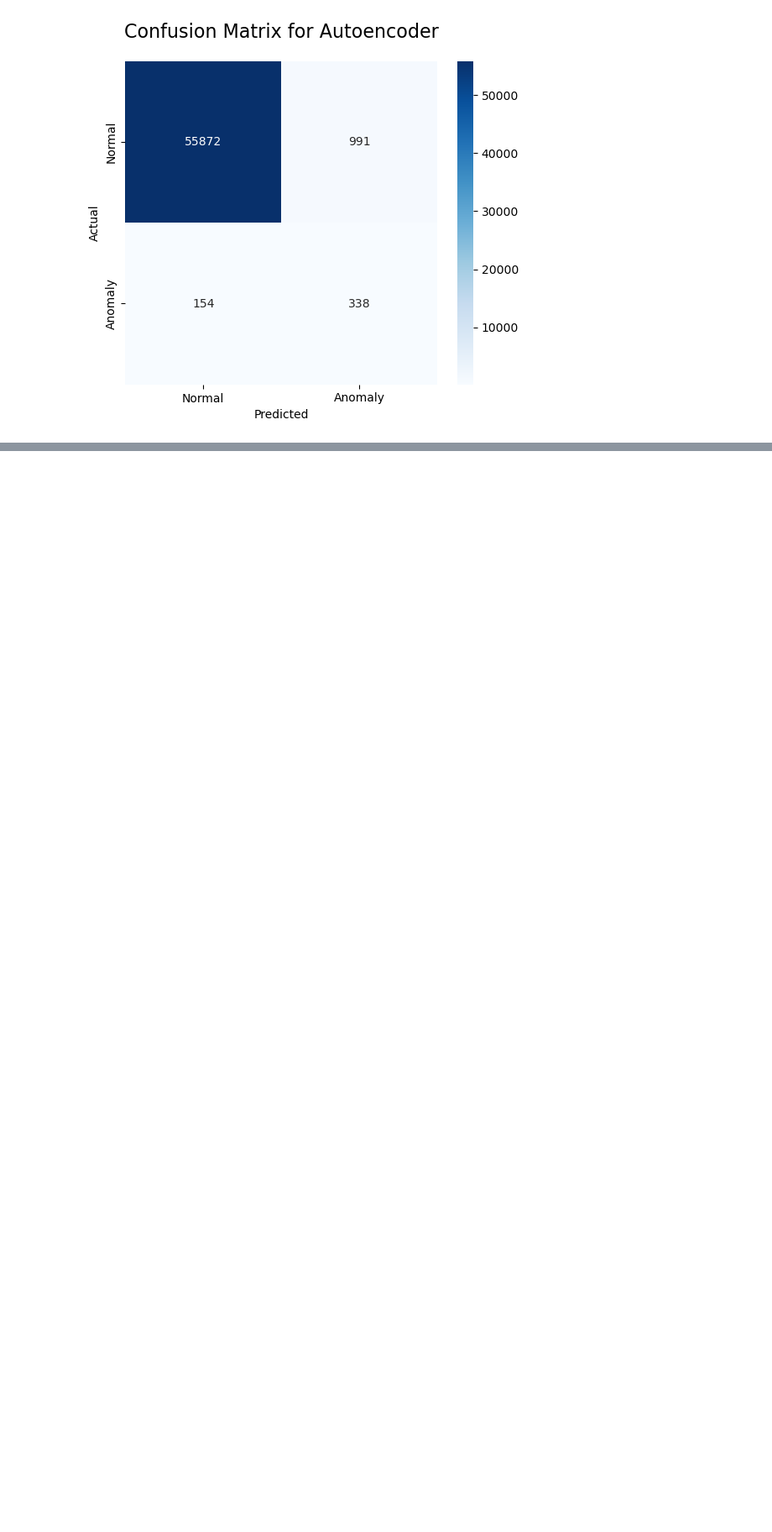
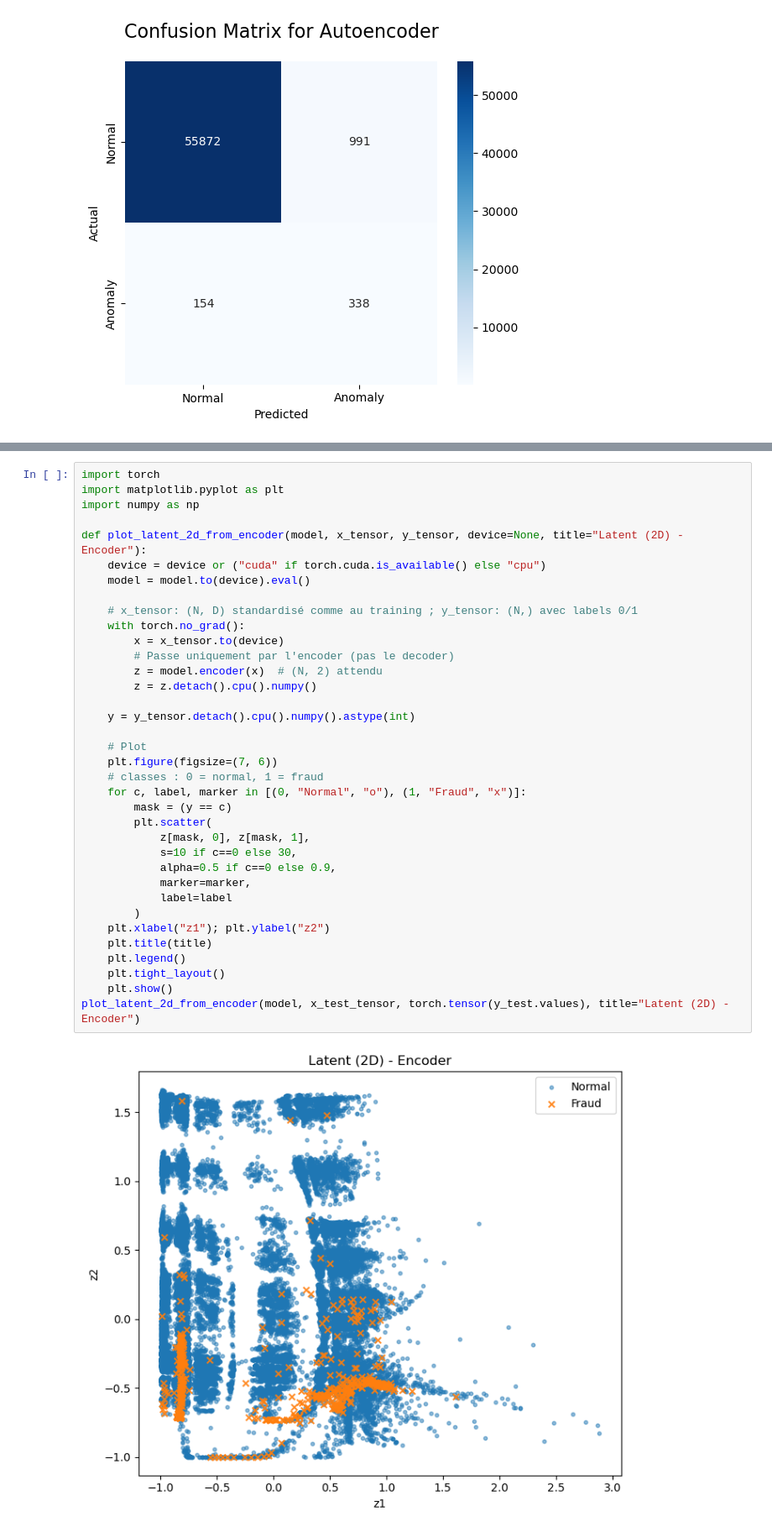
Before and after one commit to lucasmtse/Detecting-Outliers-in-Transactions, a Jupyter notebook: notebook.ipynb, the cells around one changed output, grey strips where cells are left out. Shown: that part at 84% size. Cells and saved outputs as stored; diff of their text form; blank space fills up the shorter version.

```diff
--- a/notebook.ipynb
+++ b/notebook.ipynb
@@ -302,0 +317,38 @@ for model_name, y_pred in [("Isolation Forest", y_pred_iso),
+# %%
+import torch
+import matplotlib.pyplot as plt
+import numpy as np
+
+def plot_latent_2d_from_encoder(model, x_tensor, y_tensor, device=None, title="Latent (2D) - Encoder"):
+    device = device or ("cuda" if torch.cuda.is_available() else "cpu")
+    model = model.to(device).eval()
+
+    # x_tensor: (N, D) standardisé comme au training ; y_tensor: (N,) avec labels 0/1
+    with torch.no_grad():
+        x = x_tensor.to(device)
+        # Passe uniquement par l'encoder (pas le decoder)
+        z = model.encoder(x)  # (N, 2) attendu
+        z = z.detach().cpu().numpy()
+
+    y = y_tensor.detach().cpu().numpy().astype(int)
+
+    # Plot
+    plt.figure(figsize=(7, 6))
+    # classes : 0 = normal, 1 = fraud
+    for c, label, marker in [(0, "Normal", "o"), (1, "Fraud", "x")]:
+        mask = (y == c)
+        plt.scatter(
+            z[mask, 0], z[mask, 1],
+            s=10 if c==0 else 30,
+            alpha=0.5 if c==0 else 0.9,
+            marker=marker,
+            label=label
+        )
+    plt.xlabel("z1"); plt.ylabel("z2")
+    plt.title(title)
+    plt.legend()
+    plt.tight_layout()
+    plt.show()
+plot_latent_2d_from_encoder(model, x_test_tensor, torch.tensor(y_test.values), title="Latent (2D) - Encoder")
+# %% [output]
+[figure, added]
```
Also changed, not shown: parts of 2 cells of this notebook.
